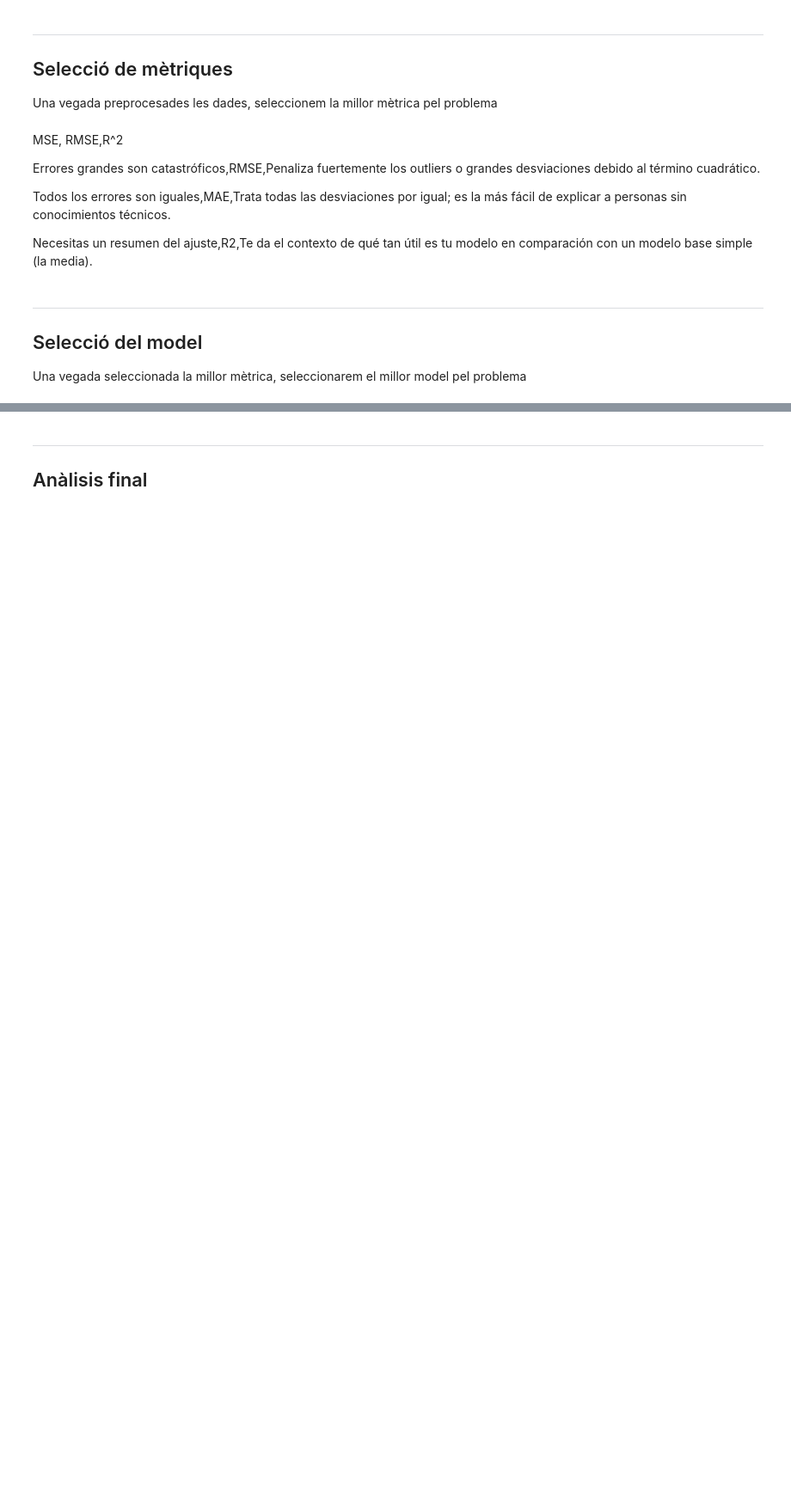
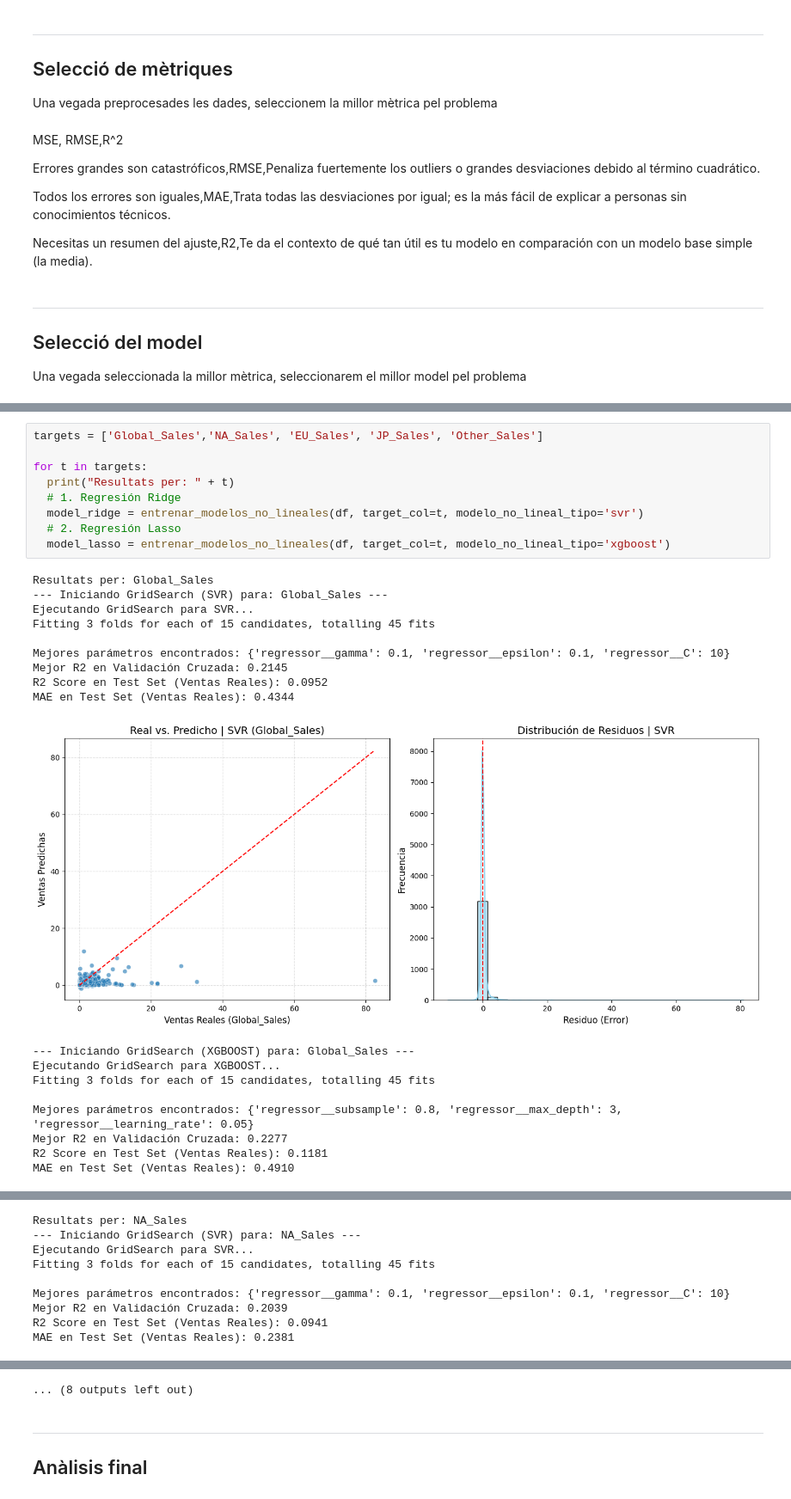
Before and after one commit to Emparans/video-games-sales-with-ratings, a Jupyter notebook: Kaggle.ipynb, the cells around one changed output, grey strips where cells are left out. Shown at 86% size. Saved outputs shown, nothing was run; the diff lists cells and outputs as text; blank space fills up the shorter version.

```diff
--- a/Kaggle.ipynb
+++ b/Kaggle.ipynb
@@ -381,0 +800,28 @@ Una vegada seleccionada la millor mètrica, seleccionarem el millor model pel pr
+# %%
+targets = ['Global_Sales','NA_Sales', 'EU_Sales', 'JP_Sales', 'Other_Sales']
+
+for t in targets:
+  print("Resultats per: " + t)
+  # 1. Regresión Ridge
+  model_ridge = entrenar_modelos_no_lineales(df, target_col=t, modelo_no_lineal_tipo='svr')
+  # 2. Regresión Lasso
+  model_lasso = entrenar_modelos_no_lineales(df, target_col=t, modelo_no_lineal_tipo='xgboost')
+# %% [output]
+Resultats per: Global_Sales
+--- Iniciando GridSearch (SVR) para: Global_Sales ---
+Ejecutando GridSearch para SVR...
+Fitting 3 folds for each of 15 candidates, totalling 45 fits
+
+Mejores parámetros encontrados: {'regressor__gamma': 0.1, 'regressor__epsilon': 0.1, 'regressor__C': 10}
+Mejor R2 en Validación Cruzada: 0.2145
+R2 Score en Test Set (Ventas Reales): 0.0952
+MAE en Test Set (Ventas Reales): 0.4344
+[figure, added]
+--- Iniciando GridSearch (XGBOOST) para: Global_Sales ---
+Ejecutando GridSearch para XGBOOST...
+Fitting 3 folds for each of 15 candidates, totalling 45 fits
+
+Mejores parámetros encontrados: {'regressor__subsample': 0.8, 'regressor__max_depth': 3, 'regressor__learning_rate': 0.05}
+Mejor R2 en Validación Cruzada: 0.2277
+R2 Score en Test Set (Ventas Reales): 0.1181
+MAE en Test Set (Ventas Reales): 0.4910
@@ -381,0 +829,9 @@ Una vegada seleccionada la millor mètrica, seleccionarem el millor model pel pr
+Resultats per: NA_Sales
+--- Iniciando GridSearch (SVR) para: NA_Sales ---
+Ejecutando GridSearch para SVR...
+Fitting 3 folds for each of 15 candidates, totalling 45 fits
+
+Mejores parámetros encontrados: {'regressor__gamma': 0.1, 'regressor__epsilon': 0.1, 'regressor__C': 10}
+Mejor R2 en Validación Cruzada: 0.2039
+R2 Score en Test Set (Ventas Reales): 0.0941
+MAE en Test Set (Ventas Reales): 0.2381
@@ -382,3 +867,4 @@ Una vegada seleccionada la millor mètrica, seleccionarem el millor model pel pr
+... (8 outputs left out)
 # %% [markdown]
 ---
 ## Anàlisis final
```
Also changed, not shown: parts of 14 cells of this notebook.
